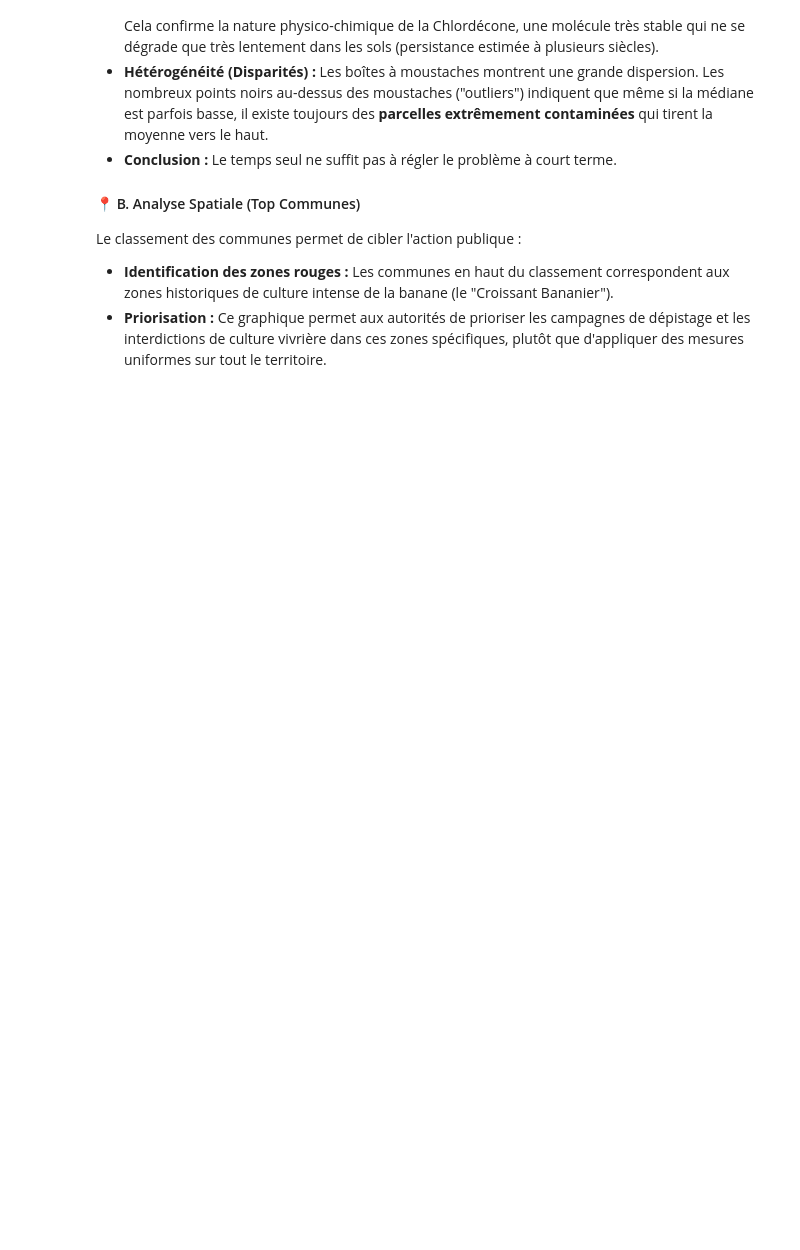
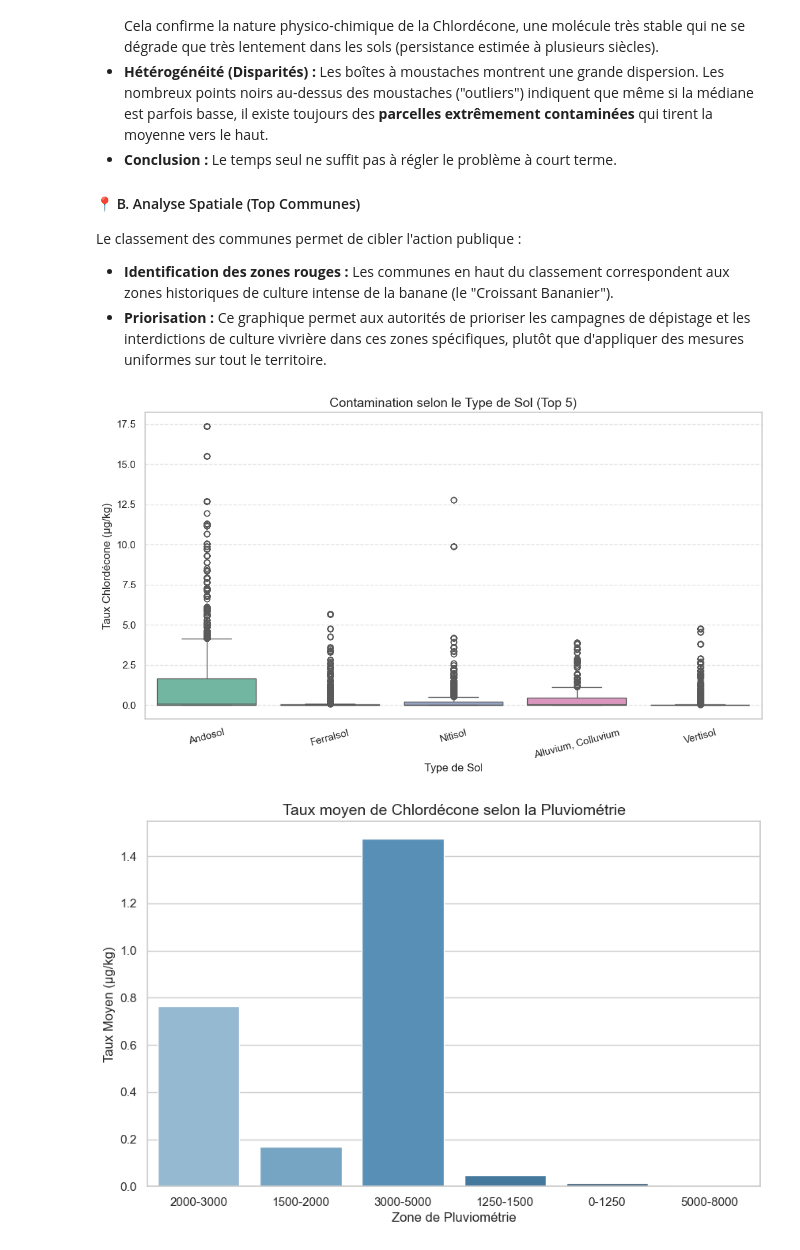
Before and after one commit to Leopold-Rony/Projet_Chlordecone, a Jupyter notebook: notebooks/01_Preparation_donnees.ipynb, the cells around one changed output. Drawn from its saved outputs; the diff is of its cells as text; code cells hidden in the pictures; blank space fills up the shorter version.

Commit message:
ajout analyse facteurs sol et pluie

```diff
--- a/notebooks/01_Preparation_donnees.ipynb
+++ b/notebooks/01_Preparation_donnees.ipynb
@@ -212,3 +212,31 @@ Le graphique de l'évolution annuelle met en évidence plusieurs points clés :
 Le classement des communes permet de cibler l'action publique :
 * **Identification des zones rouges :** Les communes en haut du classement correspondent aux zones historiques de culture intense de la banane (le "Croissant Bananier").
 * **Priorisation :** Ce graphique permet aux autorités de prioriser les campagnes de dépistage et les interdictions de culture vivrière dans ces zones spécifiques, plutôt que d'appliquer des mesures uniformes sur tout le territoire.
+# %%
+# --- Analyse par Type de Sol ---
+
+# 1. Sélection des 5 sols les plus fréquents
+top_sols = df['Sol_simple'].value_counts().head(5).index
+df_sols = df[df['Sol_simple'].isin(top_sols)]
+
+plt.figure(figsize=(12, 6))
+sns.boxplot(data=df_sols, x='Sol_simple', y='Taux_Chlordecone', palette="Set2")
+
+plt.title("Contamination selon le Type de Sol (Top 5)", fontsize=14)
+plt.xticks(rotation=15)
+plt.ylabel("Taux Chlordécone (µg/kg)")
+plt.xlabel("Type de Sol")
+plt.grid(axis='y', linestyle='--', alpha=0.5) # Ajout d'une grille légère pour la lecture
+plt.show()
+
+# --- Analyse par Pluviométrie (RAIN) ---
+
+plt.figure(figsize=(10, 6))
+sns.barplot(data=df, x='RAIN', y='Taux_Chlordecone', estimator=np.mean, ci=None, palette="Blues_d")
+plt.title("Taux moyen de Chlordécone selon la Pluviométrie", fontsize=14)
+plt.ylabel("Taux Moyen (µg/kg)")
+plt.xlabel("Zone de Pluviométrie")
+plt.show()
+# %% [output]
+[figure, added]
+[figure, added]
```
Also changed, not shown: parts of 1 cell of this notebook.
